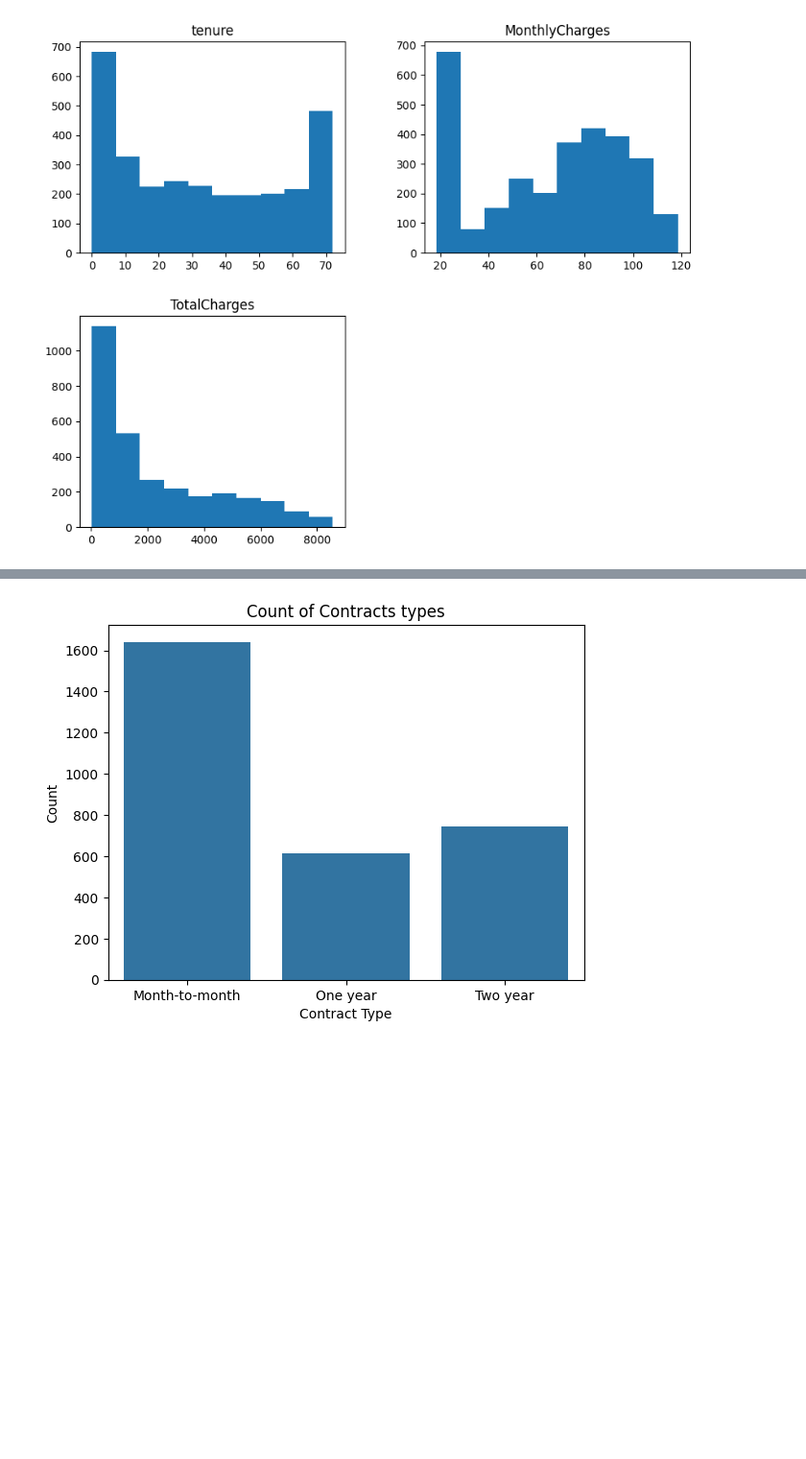
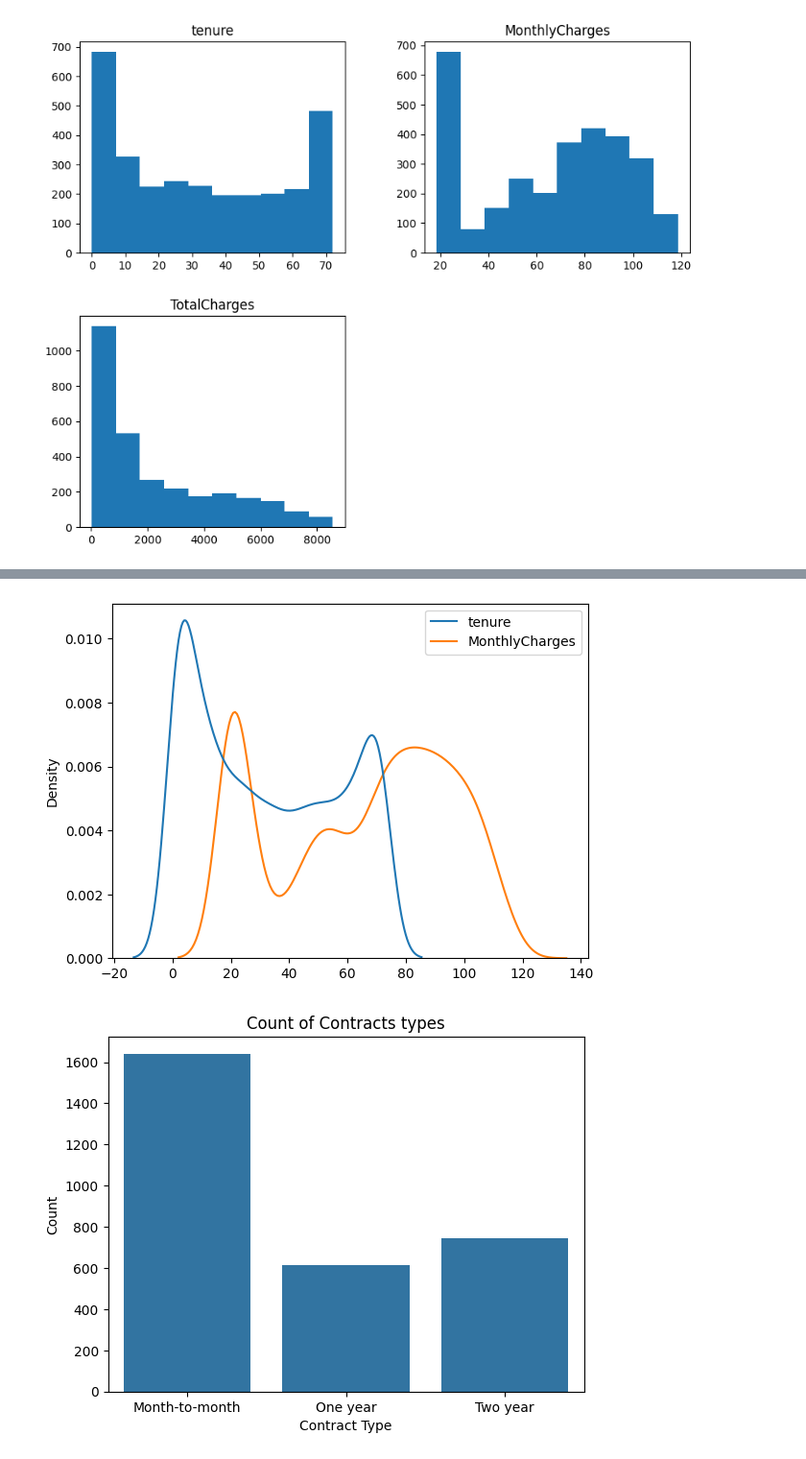
Before and after one commit to Omooyeni/Telco-Customer-churn-prediction-, a Jupyter notebook: notebook/main.ipynb, the cells around one changed output, grey strips where cells are left out. Shown at 96% size. Saved outputs shown, nothing was run; the diff lists cells and outputs as text; code cells hidden in the pictures; blank space fills up the shorter version.

```diff
--- a/notebook/main.ipynb
+++ b/notebook/main.ipynb
@@ -332,3 +349,9 @@ array([[<Axes: title={'center': 'tenure'}>,
+# %%
+# Checking the columns Disribution.
+sns.kdeplot(df.drop('SeniorCitizen', axis=1))
+plt.show()
+# %% [output]
+[figure, added]
 # %%
 # Distribution of contract types.
 
```
Also changed, not shown: parts of 21 cells of this notebook.
